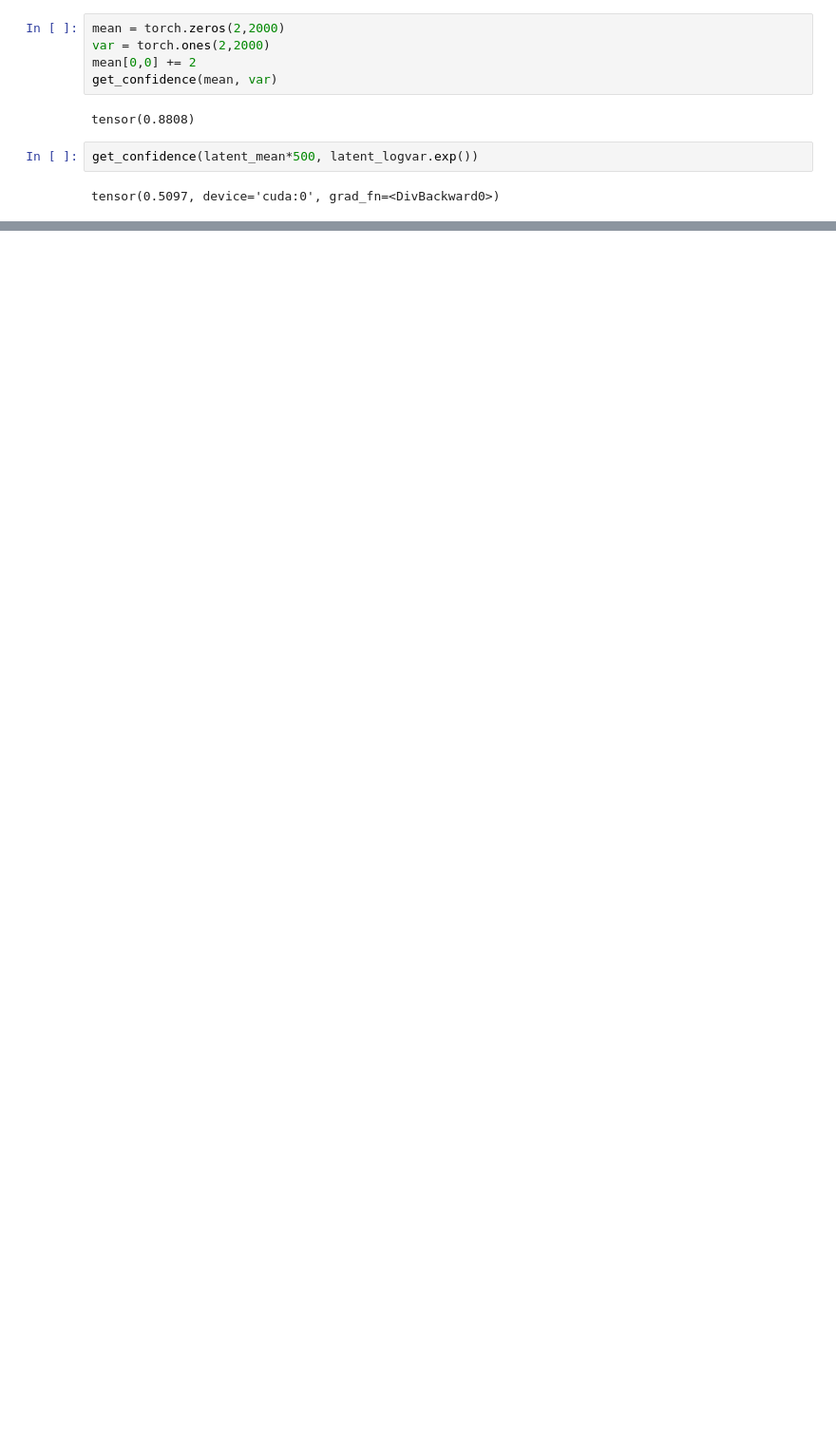
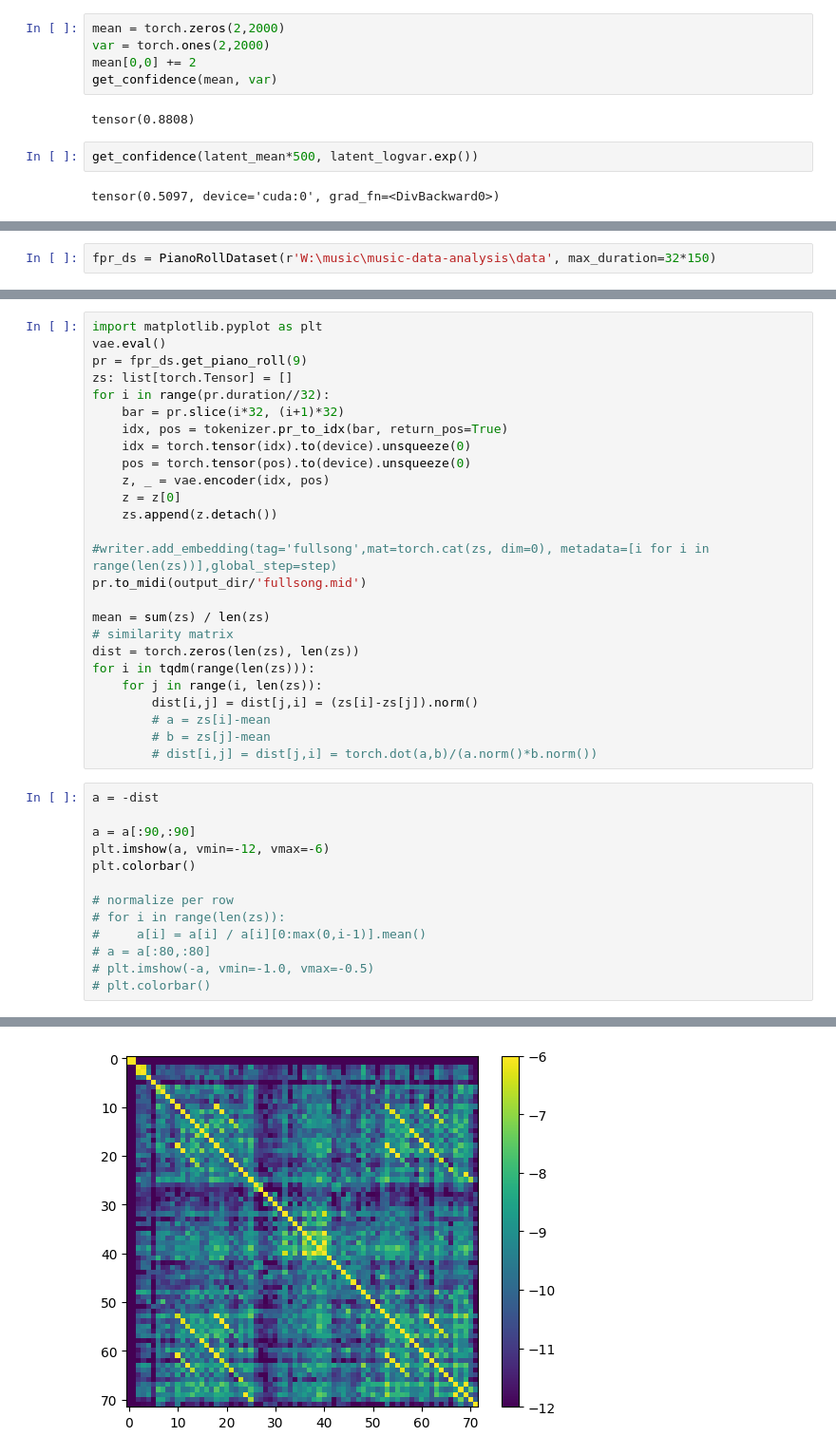
Before and after one commit to eri24816/piano-music-gen, a Jupyter notebook: vae.ipynb, the cells around one changed output, grey strips where cells are left out. Shown at 95% size. Drawn from its saved outputs; the diff is of its cells as text; blank space fills up the shorter version.

```diff
--- a/vae.ipynb
+++ b/vae.ipynb
@@ -463,0 +470,2 @@ tokenizer.idx_to_token_seq(batch['indices'][0].cpu().numpy())
+# %%
+fpr_ds = PianoRollDataset(r'W:\music\music-data-analysis\data', max_duration=32*150)
@@ -463,0 +476,40 @@ tokenizer.idx_to_token_seq(batch['indices'][0].cpu().numpy())
+# %%
+import matplotlib.pyplot as plt
+vae.eval()
+pr = fpr_ds.get_piano_roll(9)
+zs: list[torch.Tensor] = []
+for i in range(pr.duration//32):
+    bar = pr.slice(i*32, (i+1)*32)
+    idx, pos = tokenizer.pr_to_idx(bar, return_pos=True)
+    idx = torch.tensor(idx).to(device).unsqueeze(0)
+    pos = torch.tensor(pos).to(device).unsqueeze(0)
+    z, _ = vae.encoder(idx, pos)
+    z = z[0]
+    zs.append(z.detach())
+
+#writer.add_embedding(tag='fullsong',mat=torch.cat(zs, dim=0), metadata=[i for i in range(len(zs))],global_step=step)
+pr.to_midi(output_dir/'fullsong.mid')
+
+mean = sum(zs) / len(zs)
+# similarity matrix
+dist = torch.zeros(len(zs), len(zs))
+for i in tqdm(range(len(zs))):
+    for j in range(i, len(zs)):
+        dist[i,j] = dist[j,i] = (zs[i]-zs[j]).norm()
+        # a = zs[i]-mean
+        # b = zs[j]-mean
+        # dist[i,j] = dist[j,i] = torch.dot(a,b)/(a.norm()*b.norm())
+# %%
+a = -dist
+
+a = a[:90,:90]
+plt.imshow(a, vmin=-12, vmax=-6)
+plt.colorbar()
+
+# normalize per row
+# for i in range(len(zs)):
+#     a[i] = a[i] / a[i][0:max(0,i-1)].mean()
+# a = a[:80,:80]
+# plt.imshow(-a, vmin=-1.0, vmax=-0.5)
+# plt.colorbar()
+# %% [output]
@@ -463,0 +517 @@ tokenizer.idx_to_token_seq(batch['indices'][0].cpu().numpy())
+[figure, added]
```
Also changed, not shown: parts of 29 cells of this notebook, 8 other files.
